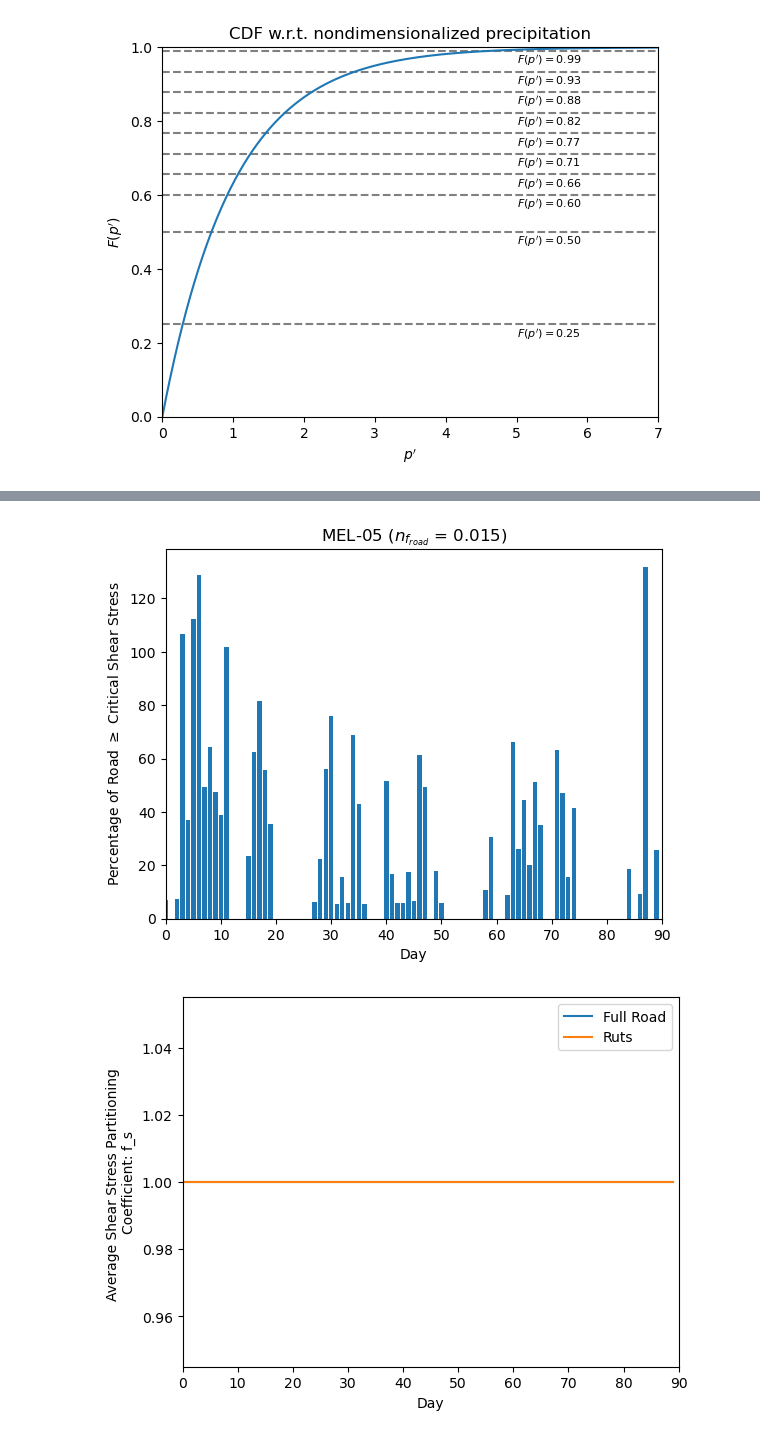
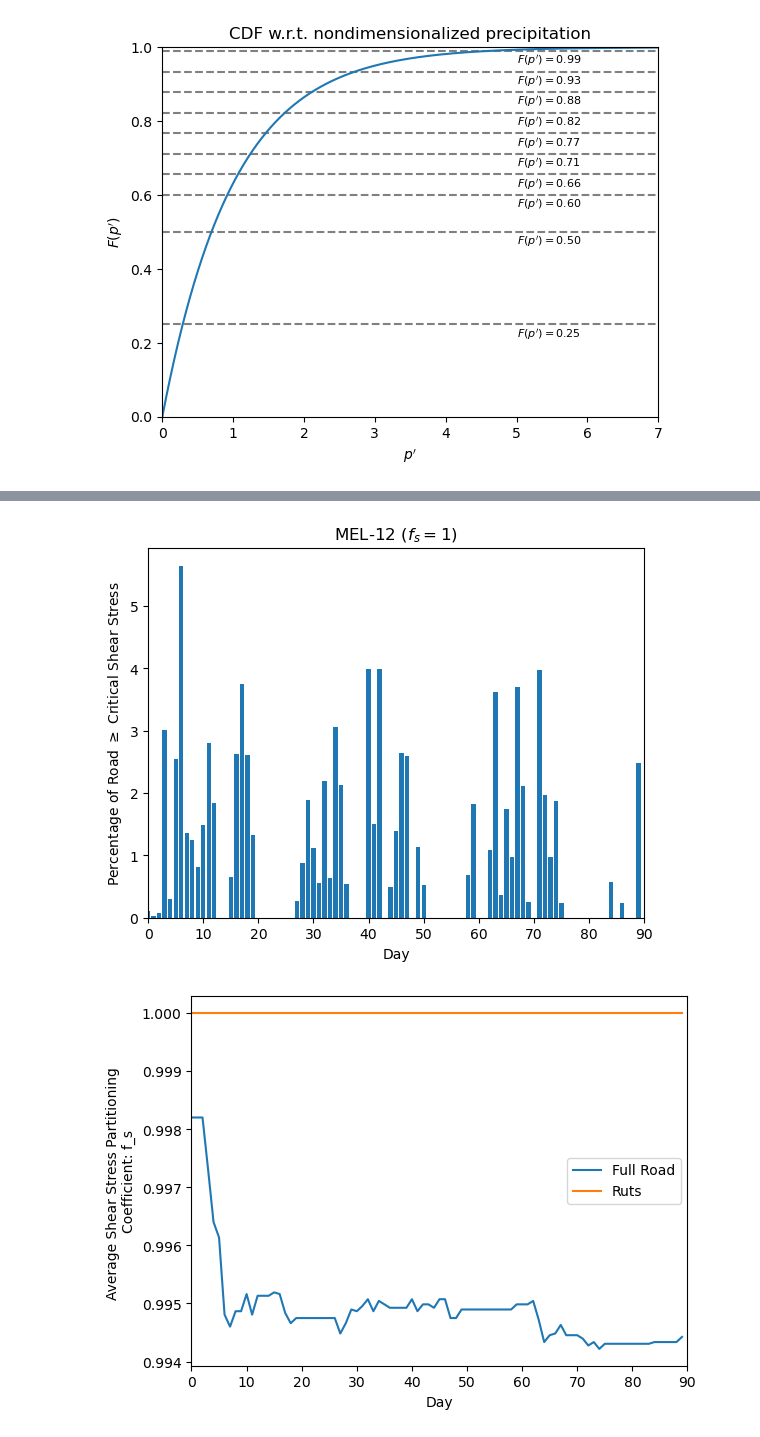
Before and after one commit to adalvis/roads_model, a Jupyter notebook: oft_rainfallData.ipynb, the cells around one changed output, grey strips where cells are left out. Saved outputs shown, nothing was run; the diff lists cells and outputs as text; code cells hidden in the pictures.

```diff
--- a/oft_rainfallData.ipynb
+++ b/oft_rainfallData.ipynb
@@ -16,7 +16,7 @@ run_duration = 90  # run duration = days + 1
 # call parameters from .csv file
 parameters = pd.read_csv("parameters_WY2024.csv")
 # site=parameters.loc[parameters["Site Name"] == "KID13"].iloc[0]   # was also doing runs for this site
-site=parameters.loc[parameters["Site Name"] == "MEL05"].iloc[0]
+site=parameters.loc[parameters["Site Name"] == "MEL12"].iloc[0]
 
 # constants
 rho_w=1000
@@ -52,8 +52,8 @@ n_f = 0.015
 
 # fractions of fine and coarse grains in the active layer
 # initially 50/50
-f_af = 0.25
-f_ac = 0.75
+f_af = 0.5
+f_ac = 0.5
 
 # d50 = site["d50 (mm)"]/1000
 
@@ -79,12 +79,12 @@ high_intensity_index = 144  # day index determined to be the beginning of a high
 intensity_2024 = pd.read_csv("WY2024_RG_daily_intensity.csv")
 # change the site name and index values to get different sites and dates
 # intensity_90 = intensity_2024["RG_KID1316_mm"].iloc[:90].values  # first 90 days for site "RG_BISH05"
-intensity_90 = intensity_2024["RG_MEL05_mm"].iloc[high_intensity_index:].values
+intensity_90 = intensity_2024["RG_MEL14_mm"].iloc[high_intensity_index:].values
 
 # daily dt in hours
 dt_2024_hours = pd.read_csv("WY2024_RG_daily_dt.csv")
 # dt_2024_hours_90 = dt_2024_hours["RG_KID1316_mm"].iloc[:90].values # first 90 days for site "RG_BISH05"
-dt_2024_hours_90 = dt_2024_hours["RG_MEL05_mm"].iloc[high_intensity_index:].values
+dt_2024_hours_90 = dt_2024_hours["RG_MEL14_mm"].iloc[high_intensity_index:].values
 # convert to dt to days
 dt_2024 = np.array(dt_2024_hours_90)/24
 # %%
@@ -416,7 +416,7 @@ for i in range(0, run_duration): # daily time step, every time step there are a
             road_shear_i = mg.at_node['shear_stress'][full_road]
             # road_shear.append(road_shear_i.flatten())
             road_shear_frac = np.size(road_shear_i[road_shear_i>=tau_c_road])/np.size(road_shear_i)
-            road_shear_frac_arr[i] += road_shear_frac
+            road_shear_frac_arr[i] += road_shear_frac*storm_frac
 
         mg.at_node['shear_stress'] = oft._shear_stress
         avg_shear_stress_ruts.append(np.nanmean(mg.at_node['shear_stress'][ruts]))
@@ -693,37 +693,37 @@ plt.bar(range(0,run_duration), np.multiply(road_shear_frac_arr, 100))
 plt.xlabel('Day')
 plt.ylabel(r'Percentage of Road $\geq$ Critical Shear Stress')
 plt.xlim(0,run_duration)
-plt.title(r'MEL-05 ($n_{f_{road}}$ = %.3f)'%n_f)
+plt.title(r'MEL-12 ($f_s = 1$)')
 plt.show()
 
 # plot shear stress partitioning coefficient over time
 plt.plot(range(0,run_duration), fs_avg_road, label='Full Road')
 plt.plot(range(0,run_duration), fs_avg_ruts, label='Ruts')
 plt.xlabel('Day')
 plt.ylabel('Average Shear Stress Partitioning \nCoefficient: f_s')
 plt.xlim(0,run_duration)
 plt.legend()
 plt.show()
 
 # # plot average shear stresses on the road
 # # Perhaps do max shear stresses? Is this helpful?
 # plt.plot(range(0,run_duration), avg_shear_stress_road, label = 'Full Road')
 # plt.plot(range(0,run_duration), avg_shear_stress_ruts, label = 'Ruts')
 # plt.axhline(tau_c_road, linestyle='--', color='gray', label='Critical Shear Stress Threshold')
 # plt.xlabel('Day')
 # plt.ylabel('Road - Average Effective Shear Stress [$Pa$]')
 # plt.xlim(0,run_duration)
 # plt.legend()
 # plt.show()
 
 # plot average shear stress in the ditch
 plt.plot(range(0,run_duration), avg_shear_stress_channel, label = 'Ditch')
 plt.axhline(tau_c_ditch, linestyle='--', color='gray', label='Critical Shear Stress Threshold')
 plt.xlabel('Day')
 plt.ylabel('Ditch - Average Effective Shear Stress [$Pa$]')
 plt.xlim(0,run_duration)
 plt.legend()
 plt.show()
 # %% [output]
-[figure, old version]
+[figure, new version]
-[figure, old version]
+[figure, new version]
```
Also changed, not shown: parts of 10 cells of this notebook.
